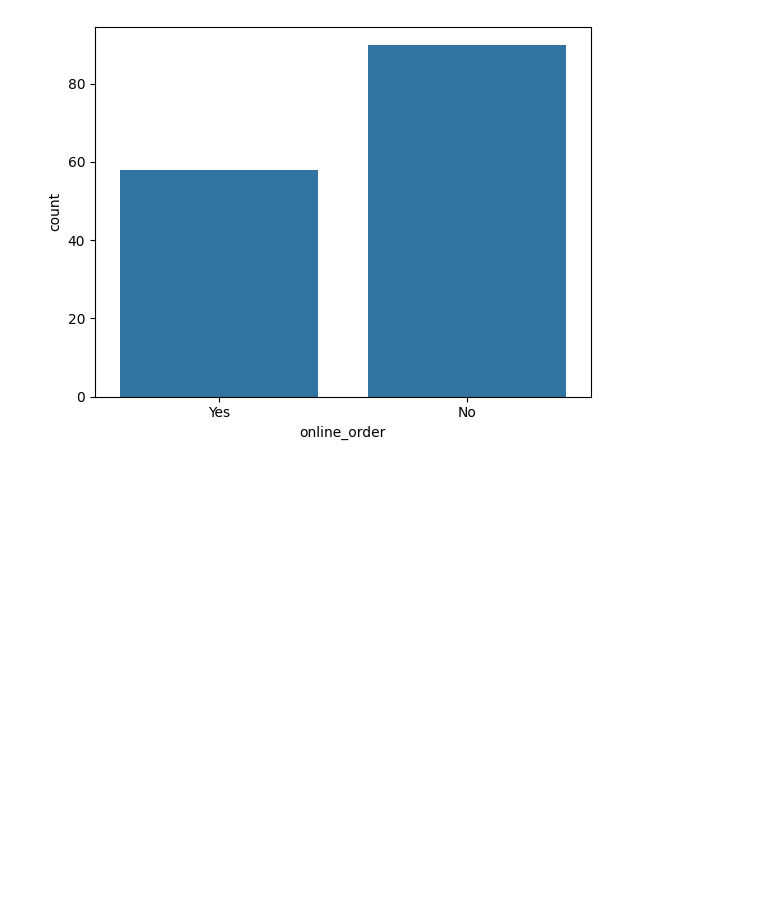
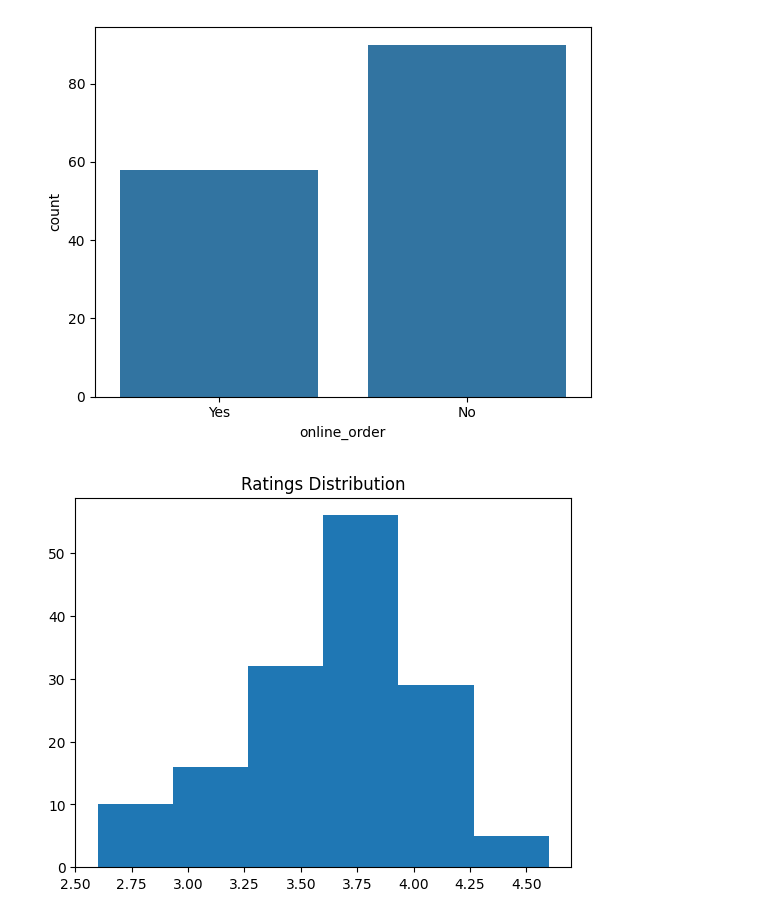
Before and after one commit to ashrafkvt/analyse_zomato_data, a Jupyter notebook: analyse_zomato_data.ipynb, the cells around one changed output. Drawn from its saved outputs; the diff is of its cells as text; code cells hidden in the pictures; blank space fills up the shorter version.

Commit message:
Plot charts based on more insights

```diff
--- a/analyse_zomato_data.ipynb
+++ b/analyse_zomato_data.ipynb
@@ -81,3 +90,9 @@ sns.countplot(x=df['online_order'])
 # %% [output]
 <Axes: xlabel='online_order', ylabel='count'>
 [figure]
+# %%
+plt.hist(df['rate'],bins=6)
+plt.title("Ratings Distribution")
+plt.show()
+# %% [output]
+[figure, added]
```
Also changed, not shown: parts of 3 cells of this notebook.
